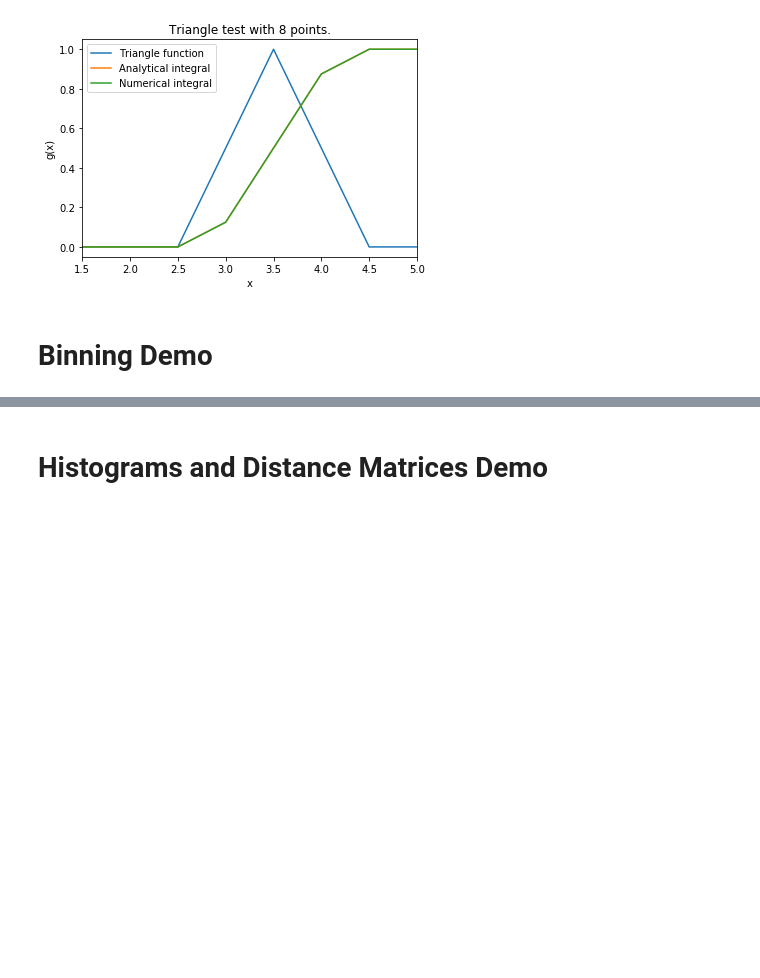
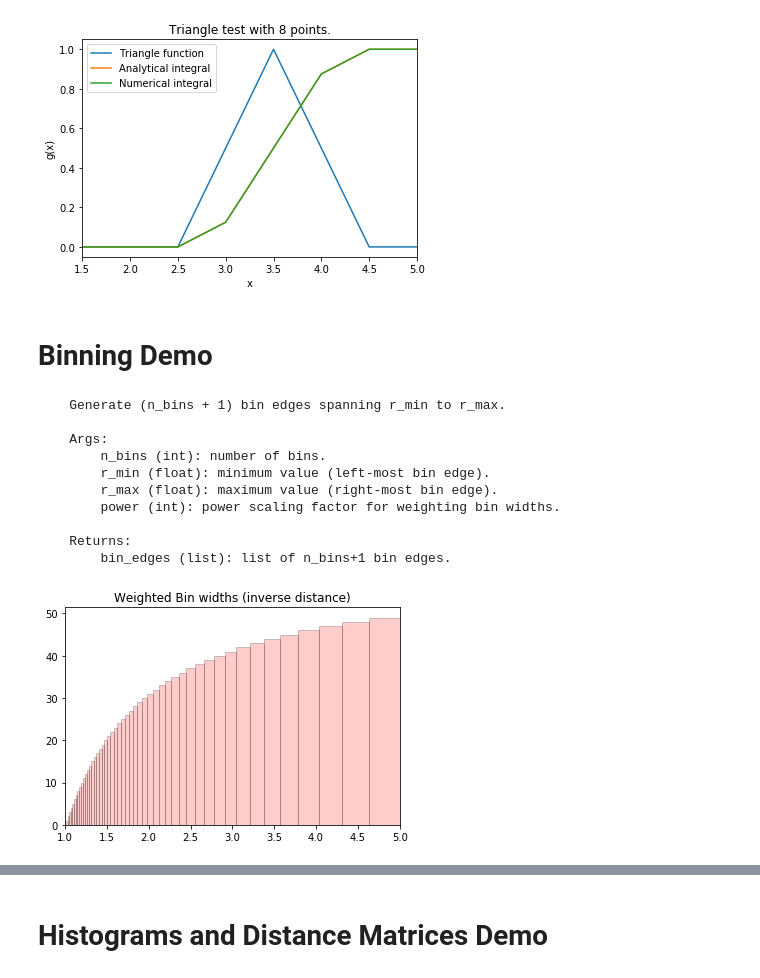
Before and after one commit to uf3/uf3, a Jupyter notebook: examples/linearqmml_workflow.ipynb, the cells around one changed output, grey strips where cells are left out. Saved outputs shown, nothing was run; the diff lists cells and outputs as text; code cells hidden in the pictures; blank space fills up the shorter version.

```diff
--- a/examples/linearqmml_workflow.ipynb
+++ b/examples/linearqmml_workflow.ipynb
@@ -138,3 +139,30 @@ plt.show()
 [figure]
 # %% [markdown]
 # Binning Demo
+# %%
+n_bins = 50
+r_min = 1
+r_max = 5
+power = -1
+
+bin_edges = get_bin_edges(n_bins, r_min, r_max, power)
+bin_widths = (bin_edges[1:] - bin_edges[:-1]) * 1
+plt.bar(bin_edges[:-1], np.arange(n_bins),
+        width=bin_widths, color='red', alpha=0.2,
+        edgecolor='black', linewidth=1,
+        align='edge')
+plt.xlim(bin_edges[0], bin_edges[-1])
+plt.title('Weighted Bin widths (inverse distance)')
+print(get_bin_edges.__doc__)
+# %% [output]
+    Generate (n_bins + 1) bin edges spanning r_min to r_max.
+
+    Args:
+        n_bins (int): number of bins.
+        r_min (float): minimum value (left-most bin edge).
+        r_max (float): maximum value (right-most bin edge).
+        power (int): power scaling factor for weighting bin widths.
+
+    Returns:
+        bin_edges (list): list of n_bins+1 bin edges.
+[figure, added]
```
Also changed, not shown: parts of 18 cells of this notebook, 1 other file.
